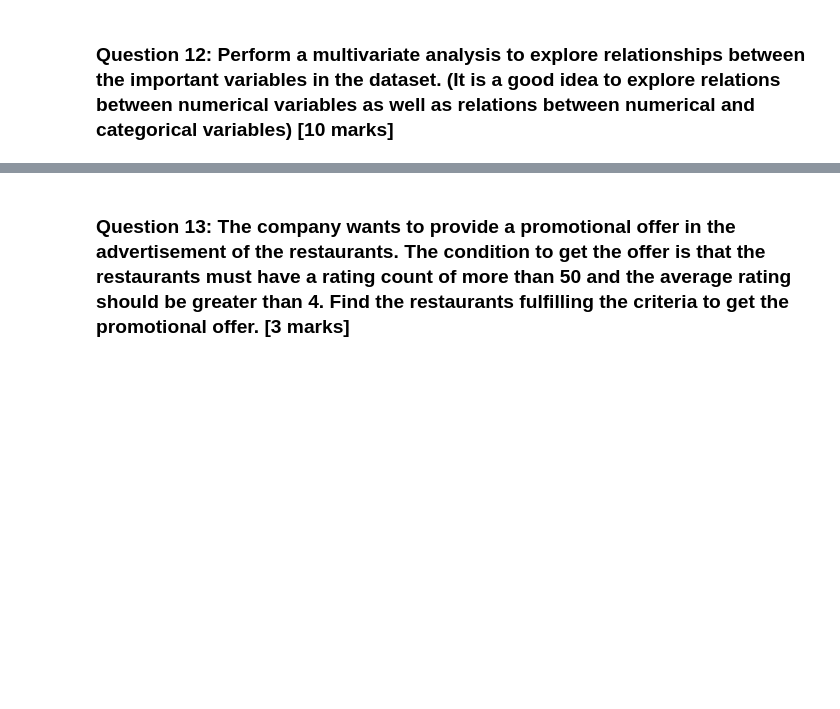
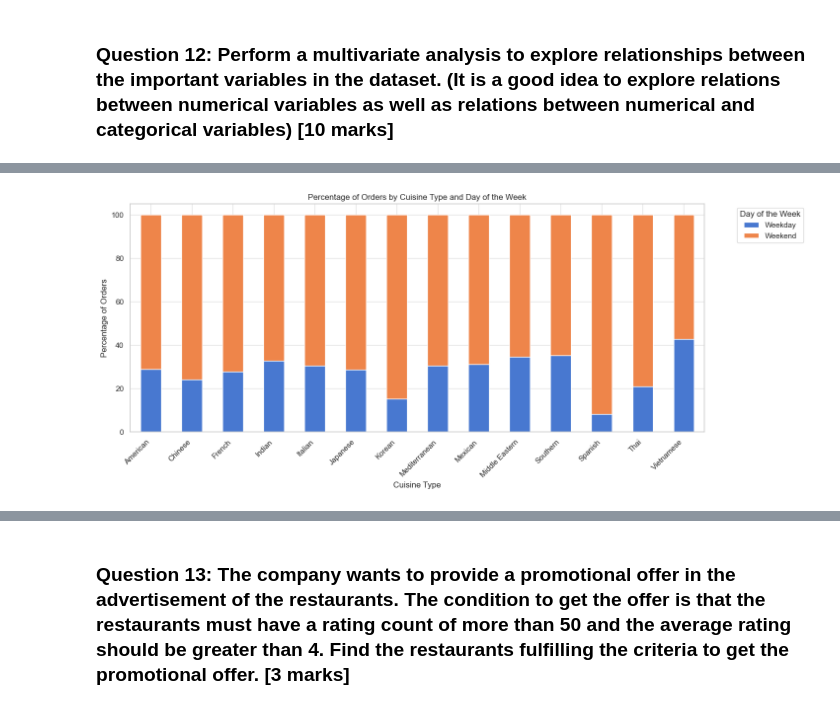
Before and after one commit to nszenoti/PYPG, a Jupyter notebook: projects/foodhub/hw/foodhub_eda_analysis_sol1.ipynb, the cells around one changed output, grey strips where cells are left out. Saved outputs shown, nothing was run; the diff lists cells and outputs as text; code cells hidden in the pictures; blank space fills up the shorter version.

```diff
--- a/projects/foodhub/hw/foodhub_eda_analysis_sol1.ipynb
+++ b/projects/foodhub/hw/foodhub_eda_analysis_sol1.ipynb
@@ -1286,0 +1359,22 @@ The top 3 customers with the most orders, suggesting a small group of loyal cust
+# %%
+# Plot 2 (Stacked Bar Chart)
+
+# Calculate the count of orders for each cuisine_type and day_of_the_week
+order_counts = pd.crosstab(df['cuisine_type'], df['day_of_the_week'])
+
+# Normalize to get percentages
+order_percentages = order_counts.div(order_counts.sum(axis=1), axis=0) * 100
+
+# Plot the stacked bar plot
+order_percentages.plot(kind='bar', stacked=True)
+
+# Customize the plot
+plt.title('Percentage of Orders by Cuisine Type and Day of the Week')
+plt.xlabel('Cuisine Type')
+plt.ylabel('Percentage of Orders')
+plt.xticks(rotation=45, ha='right')
+plt.legend(title='Day of the Week', bbox_to_anchor=(1.05, 1), loc='upper left')
+
+plt.show()
+# %% [output]
+[figure, added]
```
Also changed, not shown: parts of 91 cells of this notebook.
